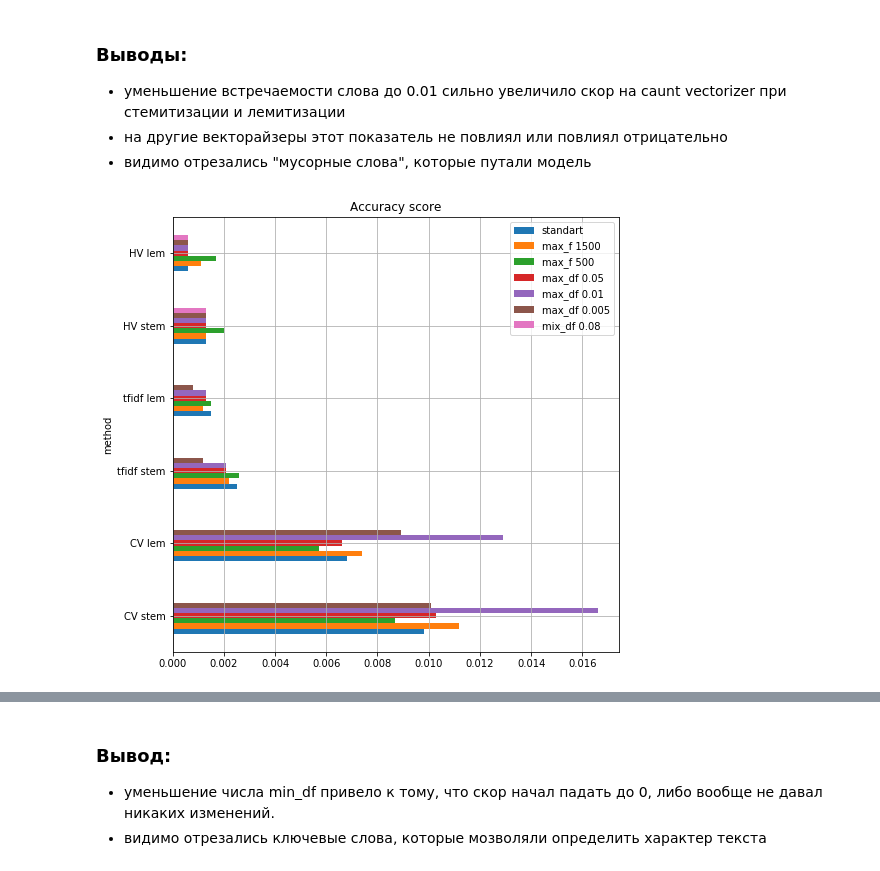
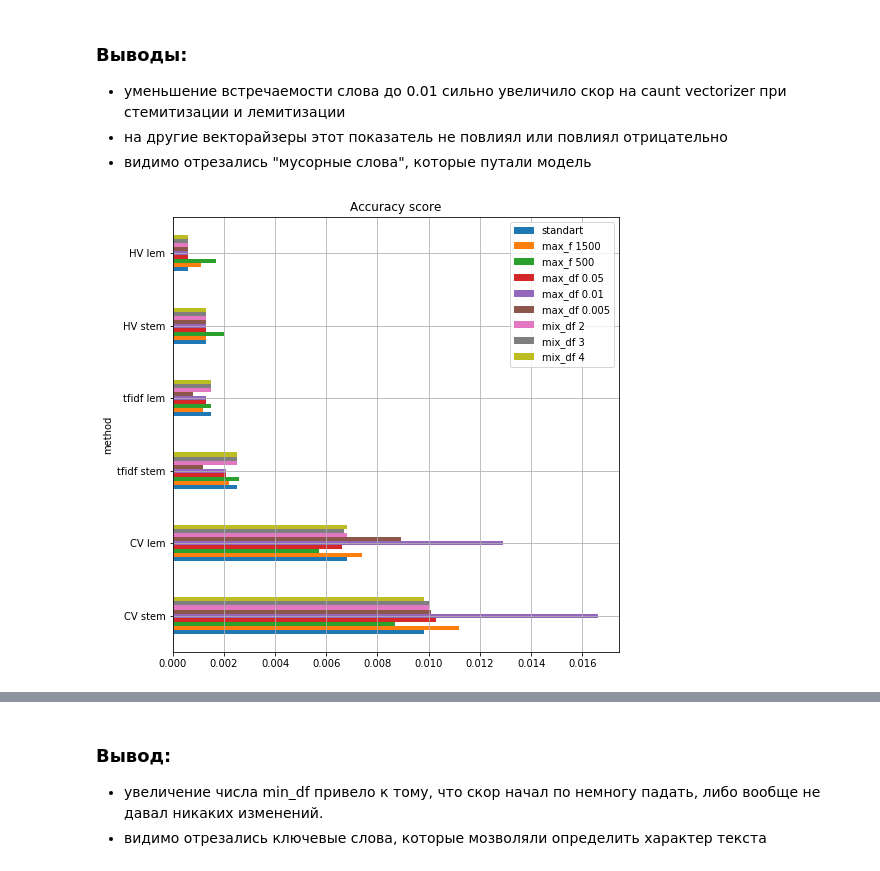
Before and after one commit to Yegor9151/Introduction_to_Natural_Language_Processing, a Jupyter notebook: Lesson 2. Creating a Feature Space/practice 2.ipynb, the cells around one changed output, grey strips where cells are left out. Saved outputs shown, nothing was run; the diff lists cells and outputs as text; code cells hidden in the pictures.

```diff
--- a/Lesson 2. Creating a Feature Space/practice 2.ipynb
+++ b/Lesson 2. Creating a Feature Space/practice 2.ipynb
@@ -444,32 +445,32 @@ results
 - на другие векторайзеры этот показатель не повлиял или повлиял отрицательно
 - видимо отрезались "мусорные слова", которые путали модель
 # %%
-for MIN_DF in [0.08]:
+for MIN_DF in [2, 3, 4]:
 
     for key_vac, val_vec in {
         'CV': text.CountVectorizer(max_df=0.9, min_df=MIN_DF, max_features=1000, stop_words='english'),
         'tfidf': text.TfidfVectorizer(max_df=0.9, min_df=MIN_DF, max_features=1000, stop_words='english'),
         'HV': text.HashingVectorizer(n_features=1000, stop_words='english')
     }.items():
 
         for key_tweet, val_tweet in {
             'stem': X_train_stem,
             'lem': X_train_lem
         }.items():
 
             X_train = val_vec.fit_transform(val_tweet)
             X_test = val_vec.transform(X_corpus)
 
             classifier = LogisticRegression()
             classifier.fit(X_train, y_train)
 
             y_test_pred = classifier.predict(X_test)
 
             results.loc[f'{key_vac} {key_tweet}', f'mix_df {MIN_DF}'] = accuracy_score(y_corpus, y_test_pred)
 
 results.plot(kind='barh', grid=True, title='Accuracy score', figsize=(8, 8))
 plt.show()
 
 results
 # %% [output]
-[figure, old version]
+[figure, new version]
@@ -484,4 +485,4 @@ results
 # %% [markdown]
 ### Вывод:
-- уменьшение числа min_df привело к тому, что скор начал падать до 0, либо вообще не давал никаких изменений.
+- увеличение числа min_df привело к тому, что скор начал по немногу падать, либо вообще не давал никаких изменений.
 - видимо отрезались ключевые слова, которые мозволяли определить характер текста
```
Also changed, not shown: parts of 2 cells of this notebook.
